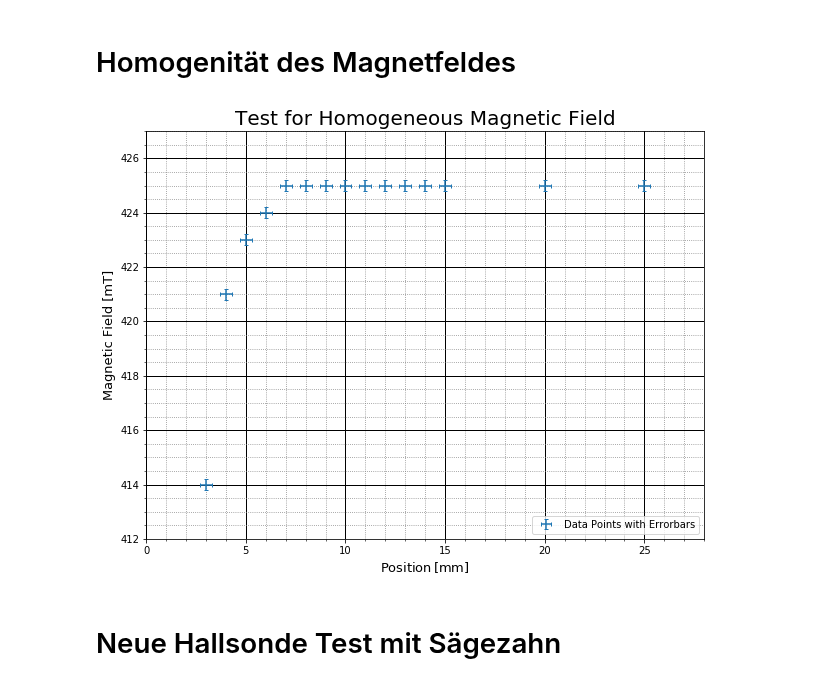
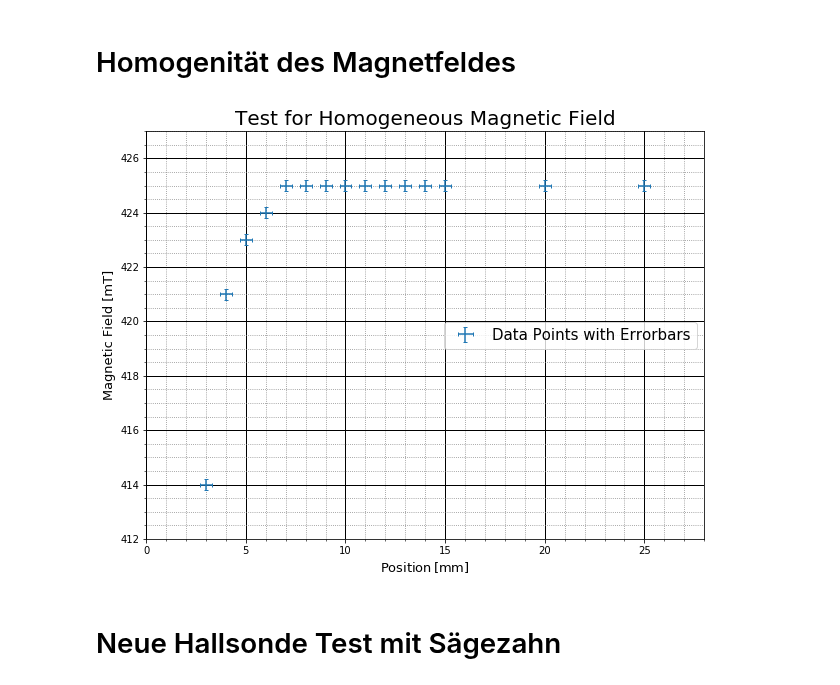
Before and after one commit to shockcookie/FP, a Jupyter notebook: Kernspin/Daten/Untitled Folder/Hallsonden.ipynb, the cells around one changed output. Saved outputs shown, nothing was run; the diff lists cells and outputs as text; code cells hidden in the pictures.

```diff
--- a/Kernspin/Daten/Untitled Folder/Hallsonden.ipynb
+++ b/Kernspin/Daten/Untitled Folder/Hallsonden.ipynb
@@ -22,36 +22,36 @@ fig_size[0] = 10
 fig_size[1] = 7.5
 plt.rcParams["figure.figsize"] = fig_size
 
 ###   Errors / Fit / Plot
 
 plt.errorbar(Tiefe,BFeld,BFeld_err, Tiefe_err, fmt='none',capsize=2,label='Data Points with Errorbars')
 #plt.plot(x,x*0+425)
 
 ###   Label / Title
 
 plt.xlabel(r'$\mathrm{Position}\,[\mathrm{mm}]$', fontsize=13)
 plt.ylabel(r'Magnetic Field [mT]', fontsize=13)
 plt.title('Test for Homogeneous Magnetic Field', fontsize=20)
 
 ###   Axes / Grid
 
 axes = plt.gca()  ##  Searches current Axes
 
 axes.set_xlim([0,28])
 axes.set_ylim([412,427])
 
 #axes.set_yticks([0,10,20,30,40,50,60,70,80,90,100,110])
 #axes.set_xticks([0.1,0.2,0.3,0.4,0.5,0.6,0.7,0.8])
 
 axes.grid(which='major', linestyle='-', linewidth='1', color='black')
 axes.grid(which='minor', linestyle=':', color='gray')
 axes.minorticks_on()
 
-plt.legend(loc=4)
-#plt.savefig('Hallsonde 1')
+plt.legend(loc=5,fontsize='15')
+plt.savefig('Hallsonde')
 plt.show()
 # %% [output]
-[figure, old version]
+[figure, new version]
 # %% [markdown]
 # Neue Hallsonde Test mit Sägezahn
 # %%
```
Also changed, not shown: parts of 2 cells of this notebook, 16 other files.
